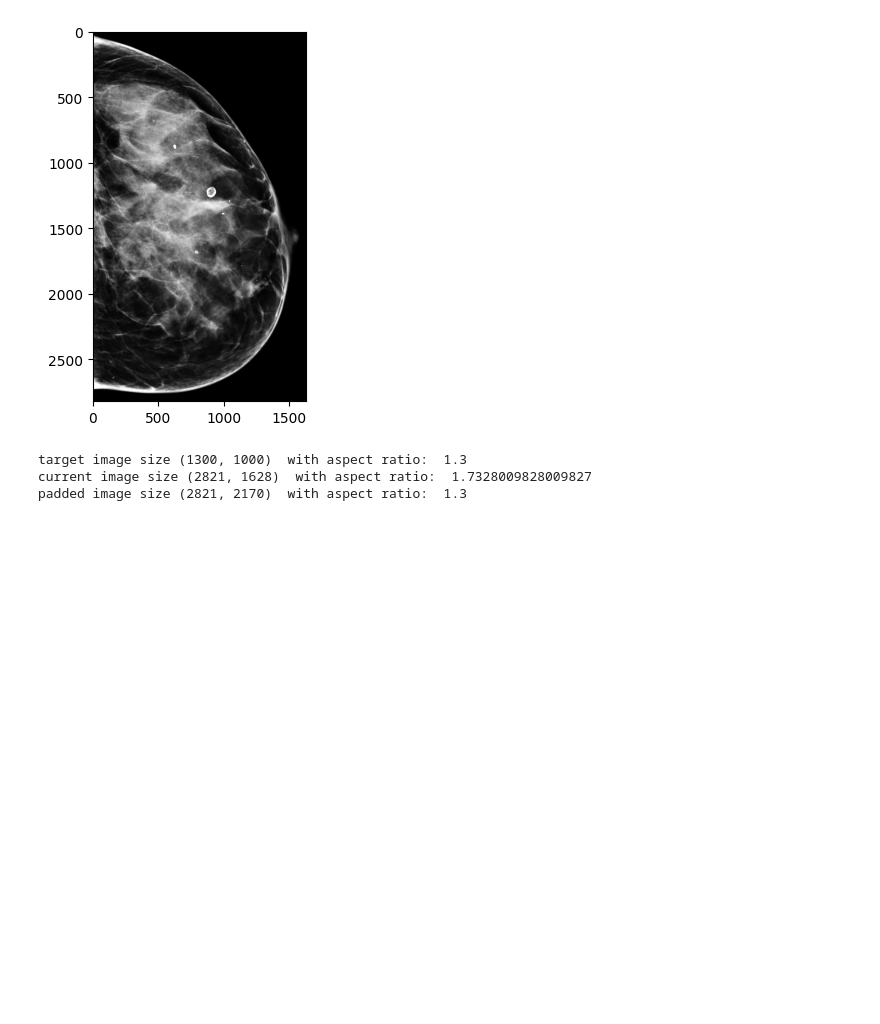
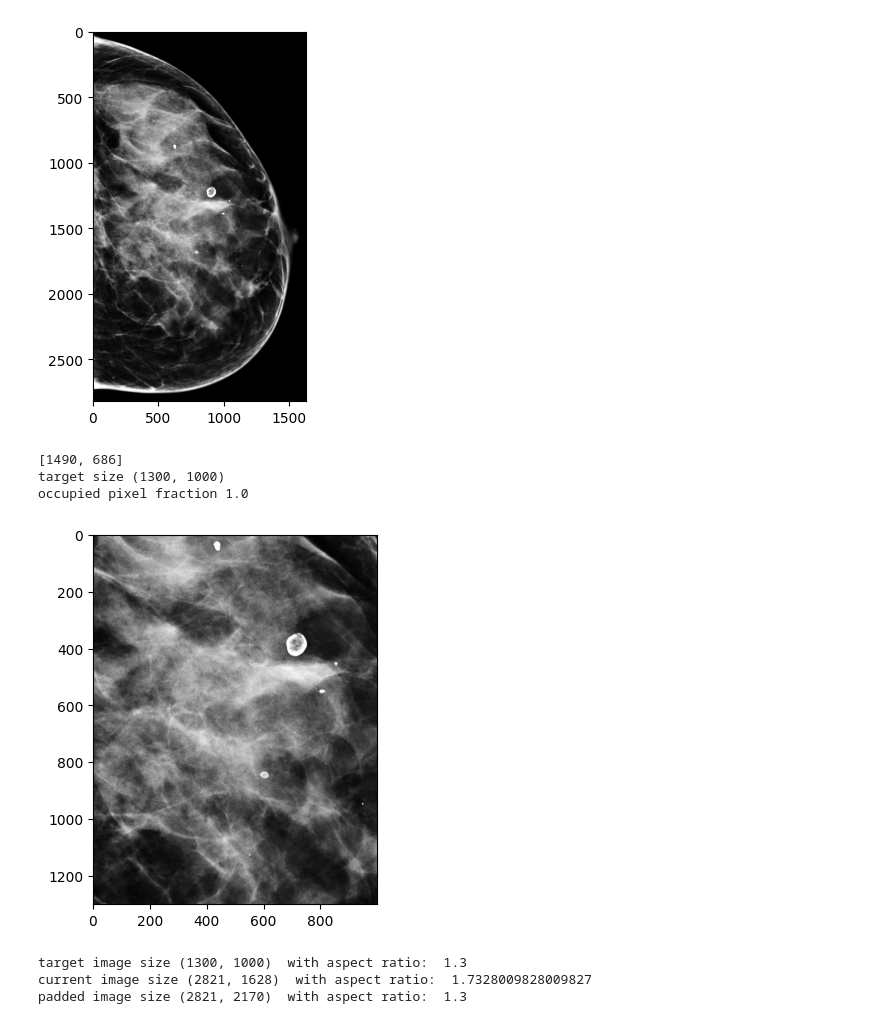
Before and after one commit to iamheinrich/breast_cancer_classifier, a Jupyter notebook: image_preproc_demo.ipynb, the cells around one changed output. Drawn from its saved outputs; the diff is of its cells as text; code cells hidden in the pictures; blank space fills up the shorter version.

Commit message:
extracted centered image cropping. Also found a major bug in the implementation of the NYU guys when creating candidate windows for cropping

```diff
--- a/image_preproc_demo.ipynb
+++ b/image_preproc_demo.ipynb
@@ -50,11 +50,27 @@ dicom_file, image = flip_image_left(dicom_file, image)
 flipping R view shown right to left
 # %%
 # cropping according to authors of the NYU model
-cropped_image = crop_image(dicom_file, image)
+dicom_file, cropped_image = crop_image(dicom_file, image)
 plt.imshow(cropped_image, cmap=plt.cm.gray)
 # %% [output]
 <matplotlib.image.AxesImage at 0x...>
 [figure]
+# %%
+# creates all feasible windows of a target image size and chooses the one with most share of non-zero pixels.
+# Note: I think there was an error in the implementation of the NYU-guys, concerning the construction of the feasible windows. I corrected for it.
+#       It only manifests if x-window-range becomes smaller than the actual cropped image size
+
+dicom_file, target_cropped_image, window_dim, center_pos, fraction = extract_center(dicom_file, cropped_image, target_dims = {'CC': (1300, 1000), 'MLO': (2974, 1748)}, corrected=True)
+
+print(center_pos)
+plt.imshow(target_cropped_image, cmap=plt.cm.gray)
+print('target size', target_cropped_image.shape)
+print('occupied pixel fraction', fraction)
+# %% [output]
+[1490, 686]
+target size (1300, 1000)
+occupied pixel fraction 1.0
+[figure, added]
 # %%
 # Pad cropped image to the ratio of a designated height and width
 target_size = (1300, 1000)
```
Also changed, not shown: parts of 2 cells of this notebook, 2 other files.
